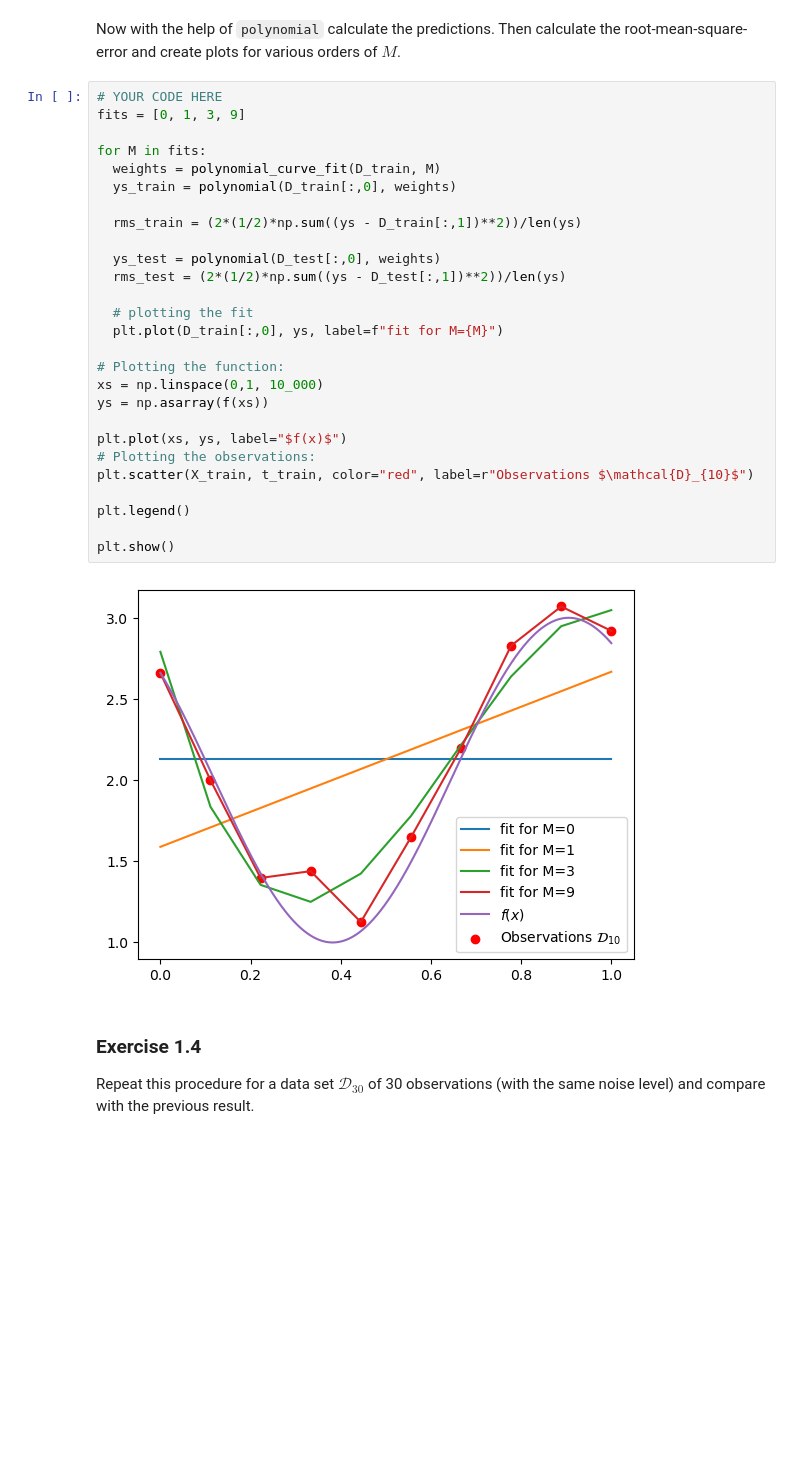
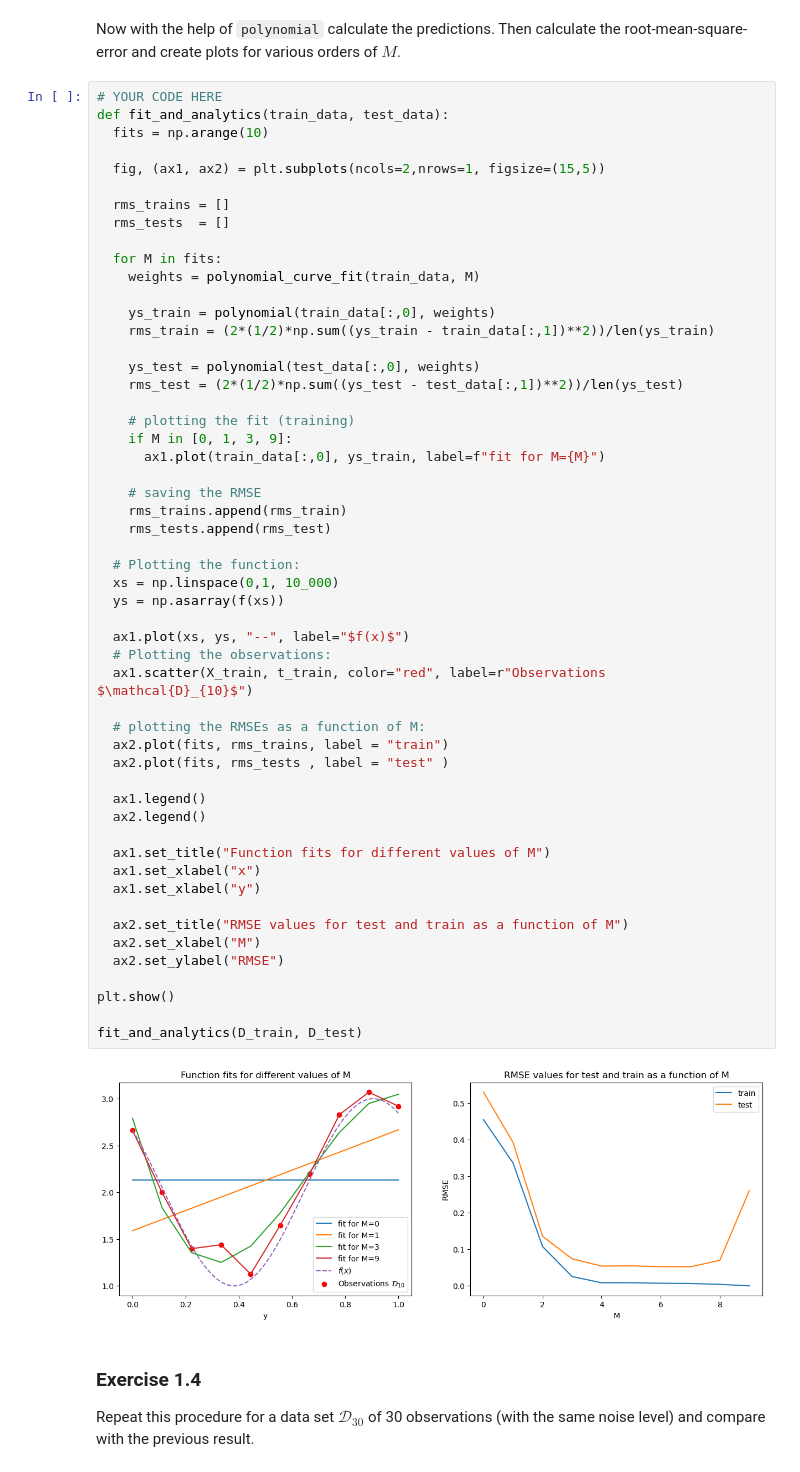
Before and after one commit to meraxion/SML24, a Jupyter notebook: SML24_as01_1.ipynb, the cells around one changed output. Saved outputs shown, nothing was run; the diff lists cells and outputs as text; blank space fills up the shorter version.

```diff
--- a/SML24_as01_1.ipynb
+++ b/SML24_as01_1.ipynb
@@ -224,33 +224,59 @@ Now with the help of `polynomial` calculate the predictions. Then calculate the
 create plots for various orders of $M$.
 # %%
 # YOUR CODE HERE
-fits = [0, 1, 3, 9]
+def fit_and_analytics(train_data, test_data):
+  fits = np.arange(10)
 
-for M in fits:
-  weights = polynomial_curve_fit(D_train, M)
-  ys_train = polynomial(D_train[:,0], weights)
+  fig, (ax1, ax2) = plt.subplots(ncols=2,nrows=1, figsize=(15,5))
 
-  rms_train = (2*(1/2)*np.sum((ys - D_train[:,1])**2))/len(ys)
+  rms_trains = []
+  rms_tests  = []
 
-  ys_test = polynomial(D_test[:,0], weights)
-  rms_test = (2*(1/2)*np.sum((ys - D_test[:,1])**2))/len(ys)
+  for M in fits:
+    weights = polynomial_curve_fit(train_data, M)
 
-  # plotting the fit
-  plt.plot(D_train[:,0], ys, label=f"fit for M={M}")
+    ys_train = polynomial(train_data[:,0], weights)
+    rms_train = (2*(1/2)*np.sum((ys_train - train_data[:,1])**2))/len(ys_train)
 
-# Plotting the function:
-xs = np.linspace(0,1, 10_000)
-ys = np.asarray(f(xs))
+    ys_test = polynomial(test_data[:,0], weights)
+    rms_test = (2*(1/2)*np.sum((ys_test - test_data[:,1])**2))/len(ys_test)
 
-plt.plot(xs, ys, label="$f(x)$")
-# Plotting the observations:
-plt.scatter(X_train, t_train, color="red", label=r"Observations $\mathcal{D}_{10}$")
+    # plotting the fit (training)
+    if M in [0, 1, 3, 9]:
+      ax1.plot(train_data[:,0], ys_train, label=f"fit for M={M}")
 
-plt.legend()
+    # saving the RMSE
+    rms_trains.append(rms_train)
+    rms_tests.append(rms_test)
+
+  # Plotting the function:
+  xs = np.linspace(0,1, 10_000)
+  ys = np.asarray(f(xs))
+
+  ax1.plot(xs, ys, "--", label="$f(x)$")
+  # Plotting the observations:
+  ax1.scatter(X_train, t_train, color="red", label=r"Observations $\mathcal{D}_{10}$")
+
+  # plotting the RMSEs as a function of M:
+  ax2.plot(fits, rms_trains, label = "train")
+  ax2.plot(fits, rms_tests , label = "test" )
+
+  ax1.legend()
+  ax2.legend()
+
+  ax1.set_title("Function fits for different values of M")
+  ax1.set_xlabel("x")
+  ax1.set_xlabel("y")
+
+  ax2.set_title("RMSE values for test and train as a function of M")
+  ax2.set_xlabel("M")
+  ax2.set_ylabel("RMSE")
 
 plt.show()
+
+fit_and_analytics(D_train, D_test)
 # %% [output]
-[figure, old version]
+[figure, new version]
 # %% [markdown]
 ### Exercise 1.4
 Repeat this procedure for a data set $\mathcal{D}_{30}$ of 30 observations (with the same noise level) and compare with the previous result.
```
Also changed, not shown: parts of 4 cells of this notebook.
